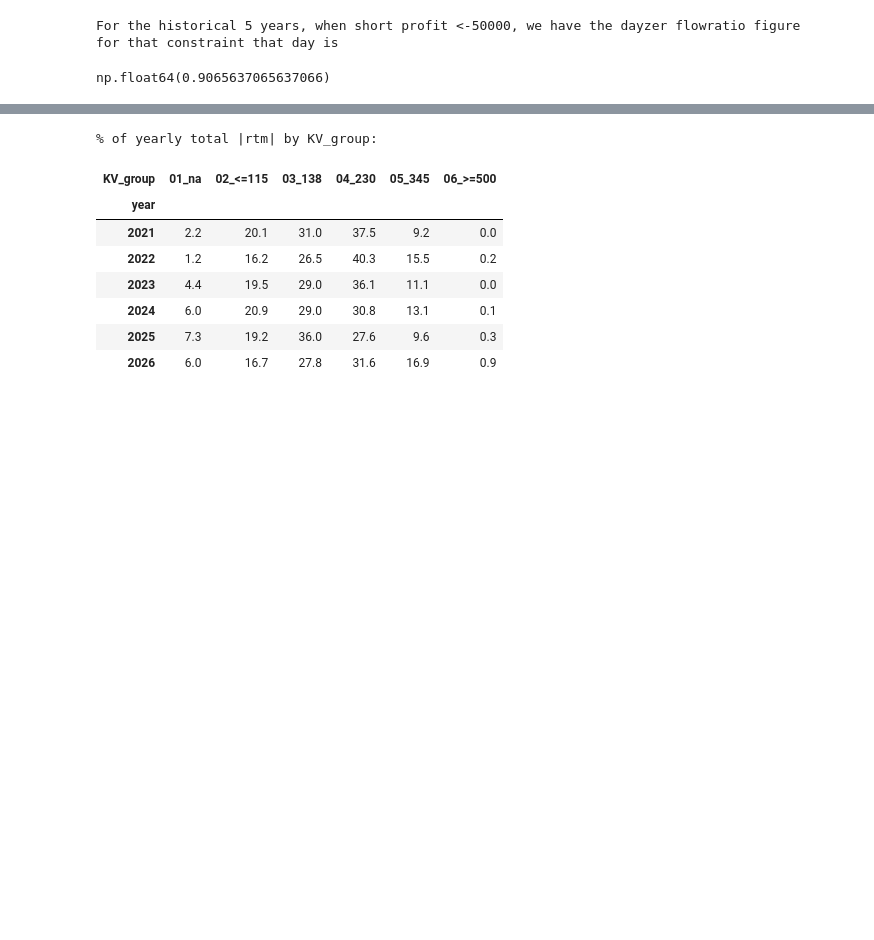
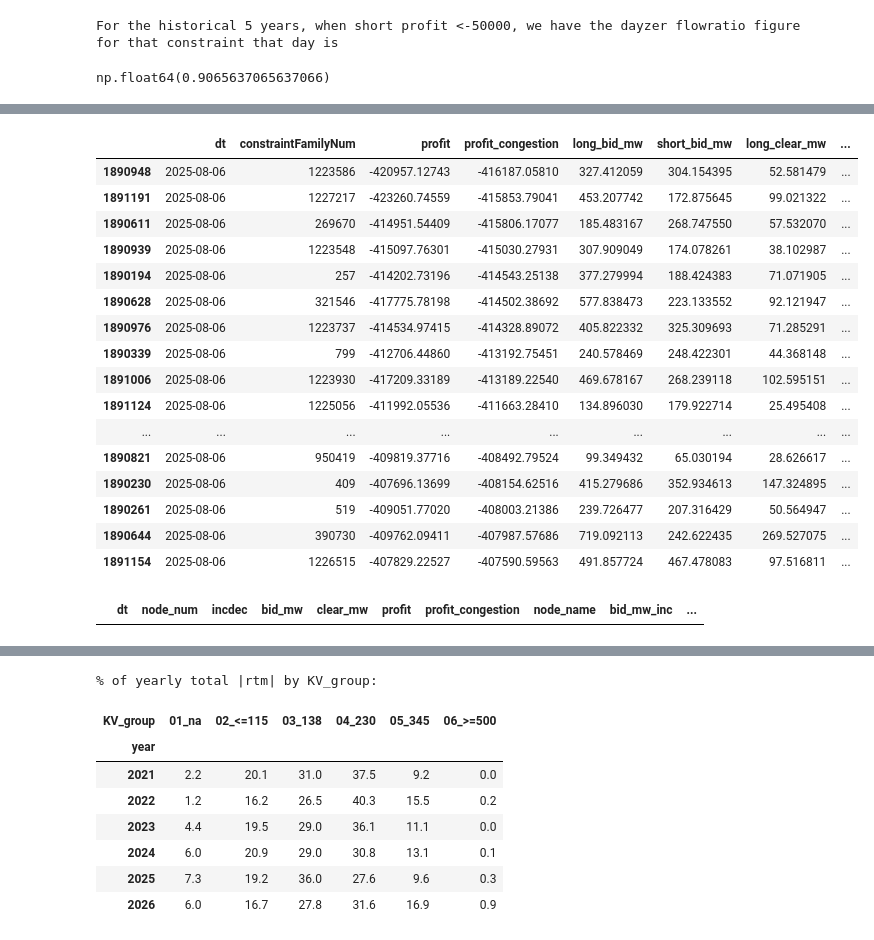
Before and after one commit to qingcheng-rgb/Qingcheng, a Jupyter notebook: QCTest/constraint_family_exposure_risk/SPP_risk_cut.ipynb, the cells around one changed output, grey strips where cells are left out. Drawn from its saved outputs; the diff is of its cells as text; code cells hidden in the pictures; blank space fills up the shorter version.

```diff
--- a/QCTest/constraint_family_exposure_risk/SPP_risk_cut.ipynb
+++ b/QCTest/constraint_family_exposure_risk/SPP_risk_cut.ipynb
@@ -789,0 +823,2 @@ using rep constraint would only map 500, would omit 243 mvalue -1000 constraints
+# %%
+monitored_num = pd.read_csv(file_loc + 'monitored_num.csv')
@@ -965,7 +1081,7 @@ bs = (profit_table_non_segment
 
 # 2) INNER JOIN bids with dfax on node_num
 #    dfax cols: constraintFamilyNum, oops_constraint_num, node_num, dfax
-m = bs.merge(dfax, on='node_num', how='inner')
+m = bs.merge(rep_dfax, on=['dt','node_num'], how='inner')
 
 # # 3) dfax-cast into long / short
 neg = m['dfax'] < 0
@@ -1215,0 +1316,27 @@ display(detail2.sort_values(['dt', 'constraintFamilyNum']))  # node-level rows b
+# %%
+# 10 worst short_profit (dt, family) from train_df
+# === attach monitored_name to exposure_dthr (via constraint_family_num) ===
+from nighthawk.data.network.constraint import Constraint
+# 1) oops_constraint_num -> monitored_name (DA + RT, whole market)
+det = pd.concat([
+    Constraint(market=OPEX).get_constraint_details(da_or_rt="DA"),
+    Constraint(market=OPEX).get_constraint_details(da_or_rt="RT"),
+], ignore_index=True)[["oops_constraint_num", "monitored_clean"]].drop_duplicates()
+
+# 2) oops_constraint_num -> constraint_family_num
+fam = Constraint(det[["oops_constraint_num"]].drop_duplicates(),
+                 market=OPEX).get_constraint_family_num()
+
+# 3) family -> one representative monitored_name (most common per family)
+fam_name = (fam.merge(det, on="oops_constraint_num", how="left")
+              .dropna(subset=["monitored_clean"])
+              .groupby("constraint_family_num")["monitored_clean"]
+              .agg(lambda s: s.value_counts().index[0])
+              .reset_index()
+              .rename(columns={"constraint_family_num": "constraintFamilyNum",
+                               "monitored_clean": "monitored_name"}))
+
+# 4) merge onto exposure_dthr (static family-level key, no dt)
+fam_name["constraintFamilyNum"] = fam_name["constraintFamilyNum"].astype(exposure_dthr["constraintFamilyNum"].dtype)
+exposure_dthr = exposure_dthr.merge(fam_name, on="constraintFamilyNum", how="left")
+exposure_dthr.head()
@@ -1215,0 +1350,32 @@ display(detail2.sort_values(['dt', 'constraintFamilyNum']))  # node-level rows b
+# %%
+top10 = (exposure_dthr.sort_values('profit_congestion').head(30))
+# align key name + dt dtype, then query m_dart
+keys = top10[['dt', 'constraintFamilyNum']].rename(
+    columns={'constraintFamilyNum': 'constraintFamilyNum'})
+keys['dt']    = keys['dt'].astype(str)
+m_dart['dt']  = m_dart['dt'].astype(str)
+
+detail = m_dart.merge(keys, on=['dt', 'constraintFamilyNum'], how='inner')
+detail2 = detail[detail['short_profit']<-100000]
+
+display(top10)                                              # the 10 (dt, family) + their short_profit
+display(detail2.sort_values(['dt', 'constraintFamilyNum']))  # node-level rows behind them
+# %% [output]
+|  | dt | constraintFamilyNum | profit | profit_congestion | long_bid_mw | short_bid_mw | long_clear_mw | ... |
+| 1890948 | 2025-08-06 | 1223586 | -420957.12743 | -416187.05810 | 327.412059 | 304.154395 | 52.581479 | ... |
+| 1891191 | 2025-08-06 | 1227217 | -423260.74559 | -415853.79041 | 453.207742 | 172.875645 | 99.021322 | ... |
+| 1890611 | 2025-08-06 | 269670 | -414951.54409 | -415806.17077 | 185.483167 | 268.747550 | 57.532070 | ... |
+| 1890939 | 2025-08-06 | 1223548 | -415097.76301 | -415030.27931 | 307.909049 | 174.078261 | 38.102987 | ... |
+| 1890194 | 2025-08-06 | 257 | -414202.73196 | -414543.25138 | 377.279994 | 188.424383 | 71.071905 | ... |
+| 1890628 | 2025-08-06 | 321546 | -417775.78198 | -414502.38692 | 577.838473 | 223.133552 | 92.121947 | ... |
+| 1890976 | 2025-08-06 | 1223737 | -414534.97415 | -414328.89072 | 405.822332 | 325.309693 | 71.285291 | ... |
+| 1890339 | 2025-08-06 | 799 | -412706.44860 | -413192.75451 | 240.578469 | 248.422301 | 44.368148 | ... |
+| 1891006 | 2025-08-06 | 1223930 | -417209.33189 | -413189.22540 | 469.678167 | 268.239118 | 102.595151 | ... |
+| 1891124 | 2025-08-06 | 1225056 | -411992.05536 | -411663.28410 | 134.896030 | 179.922714 | 25.495408 | ... |
+| ... | ... | ... | ... | ... | ... | ... | ... | ... |
+| 1890821 | 2025-08-06 | 950419 | -409819.37716 | -408492.79524 | 99.349432 | 65.030194 | 28.626617 | ... |
+| 1890230 | 2025-08-06 | 409 | -407696.13699 | -408154.62516 | 415.279686 | 352.934613 | 147.324895 | ... |
+| 1890261 | 2025-08-06 | 519 | -409051.77020 | -408003.21386 | 239.726477 | 207.316429 | 50.564947 | ... |
+| 1890644 | 2025-08-06 | 390730 | -409762.09411 | -407987.57686 | 719.092113 | 242.622435 | 269.527075 | ... |
+| 1891154 | 2025-08-06 | 1226515 | -407829.22527 | -407590.59563 | 491.857724 | 467.478083 | 97.516811 | ... |
+|  | dt | node_num | incdec | bid_mw | clear_mw | profit | profit_congestion | node_name | bid_mw_inc | ... |
```
Also changed, not shown: parts of 34 cells of this notebook, 7 other files.
